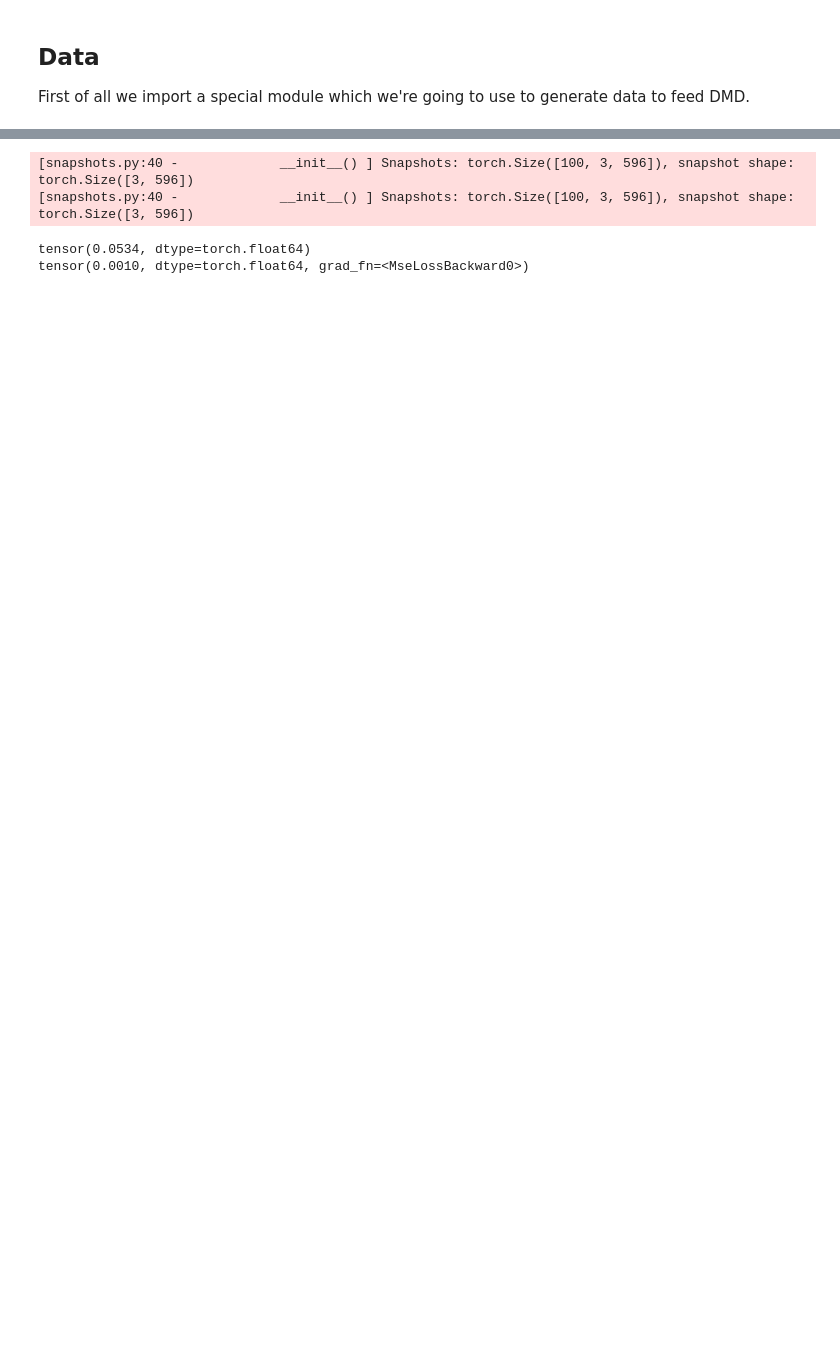
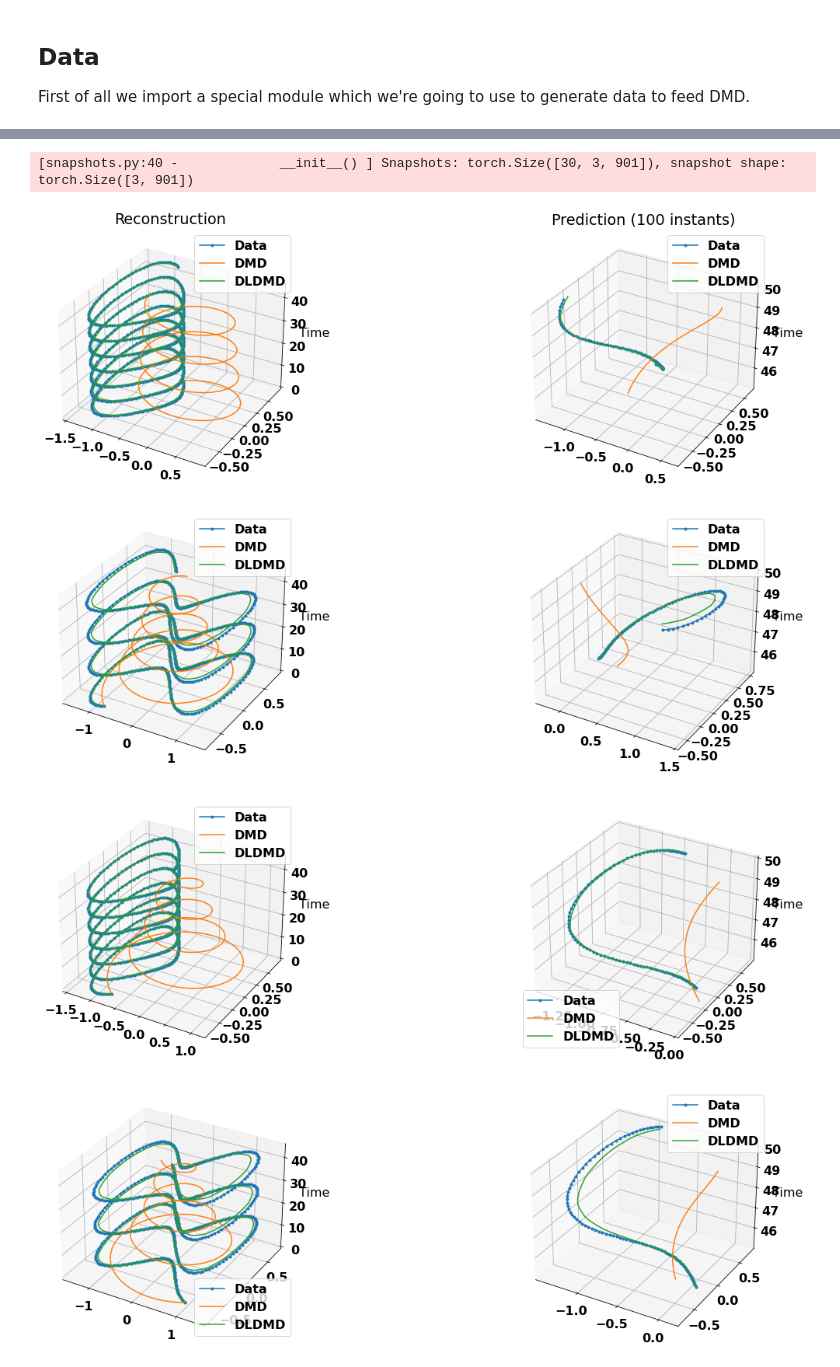
Before and after one commit to PyDMD/glappo, a Jupyter notebook: notebooks/dldmd.ipynb, the cells around one changed output, grey strips where cells are left out. Cells and saved outputs as stored; diff of their text form; code cells hidden in the pictures; blank space fills up the shorter version.

Commit message:
complete notebook. data

```diff
--- a/notebooks/dldmd.ipynb
+++ b/notebooks/dldmd.ipynb
@@ -352,0 +400,7 @@ train_dldmd(dldmd, training_data, test_data, epochs=100)
+# %%
+eval_dldmd = DLDMD.load_model_for_eval(label='../src/duffing_best')
+
+dmd_eval = DMD(svd_rank=-1)
+
+prediction = 100
+dt = 0.05
@@ -368,0 +425,4 @@ torch.Size([100, 3, 601])
+# %%
+dmd_eval.fit(eval_data[..., :-prediction], batch=True)
+dmd_eval.dmd_time['tend'] += prediction
+dmd_rec = np.array(dmd_eval.reconstructed_data.real)
@@ -369,13 +433,36 @@ torch.Size([100, 3, 601])
 # %%
-dmd2 = DMD(svd_rank=-1).fit(d2[..., :-5], batch=True)
-dmd2.dmd_time['tend'] += 5
-rec = dmd2.reconstructed_data[..., -5:].real
-print(mse_loss(rec,d2[..., -5:]))
-
-dldmd_rec = dldmd(d2[..., :-5])[..., -5:]
-print(mse_loss(dldmd_rec,d2[..., -5:]))
+eval_dldmd._n_prediction_snapshots = prediction
+dldmd_rec = np.array(eval_dldmd(eval_data[..., :-prediction]).detach())
 # %% [output]
-[snapshots.py:40 -             __init__() ] Snapshots: torch.Size([100, 3, 596]), snapshot shape: torch.Size([3, 596])
-[snapshots.py:40 -             __init__() ] Snapshots: torch.Size([100, 3, 596]), snapshot shape: torch.Size([3, 596])
+[snapshots.py:40 -             __init__() ] Snapshots: torch.Size([30, 3, 901]), snapshot shape: torch.Size([3, 901])
-tensor(0.0534, dtype=torch.float64)
-tensor(0.0010, dtype=torch.float64, grad_fn=<MseLossBackward0>)
+# %%
+eval_data_np = np.array(eval_data)
+time = np.arange(eval_data.shape[-1]) * dt
+
+for i in range(5):
+    plt.figure(figsize=(20,6))
+
+    ax = plt.subplot(1,2,1, projection='3d')
+    plt.plot(eval_data_np[i,0,:-prediction], eval_data_np[i,1,:-prediction], time[:-prediction], '.-', label='Data')
+    plt.plot(dmd_rec[i,0,:-prediction], dmd_rec[i,1,:-prediction], time[:-prediction], label='DMD')
+    plt.plot(dldmd_rec[i,0,:-prediction], dldmd_rec[i,1,:-prediction], time[:-prediction], label='DLDMD')
+    plt.legend()
+    ax.set_zlabel('Time')
+    if i == 0:
+        plt.title('Reconstruction')
+
+    ax = plt.subplot(1,2,2, projection='3d')
+    plt.plot(eval_data_np[i,0,-prediction:], eval_data_np[i,1,-prediction:], time[-prediction:], '.-', label='Data')
+    plt.plot(dmd_rec[i,0,-prediction:], dmd_rec[i,1,-prediction:], time[-prediction:], label='DMD')
+    plt.plot(dldmd_rec[i,0,-prediction:], dldmd_rec[i,1,-prediction:], time[-prediction:], label='DLDMD')
+    plt.legend()
+    ax.set_zlabel('Time')
+    if i == 0:
+        plt.title(f'Prediction ({prediction} instants)')
+
+    plt.show()
+# %% [output]
+[figure, added]
+[figure, added]
+[figure, added]
+[figure, added]
```
Also changed, not shown: parts of 30 cells of this notebook, 2 other files.
